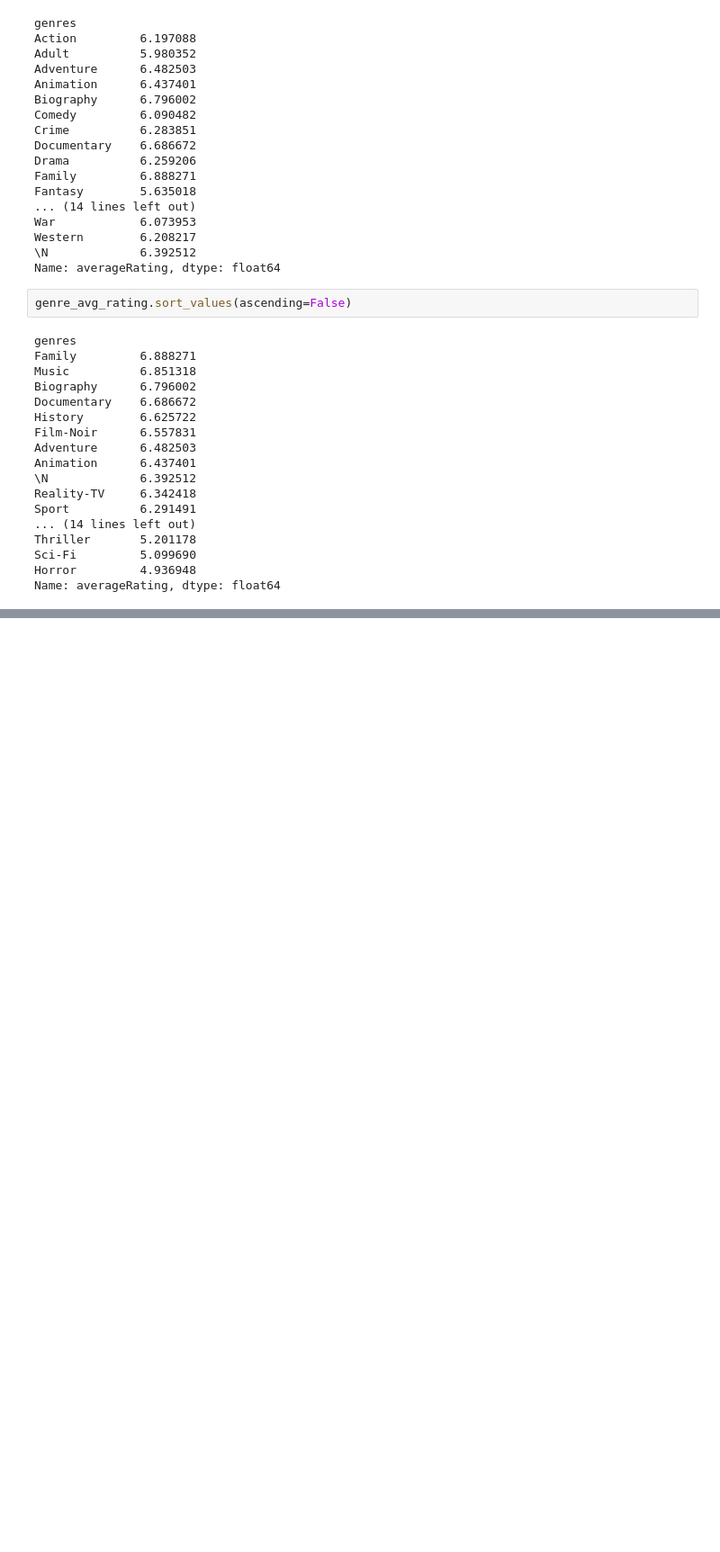
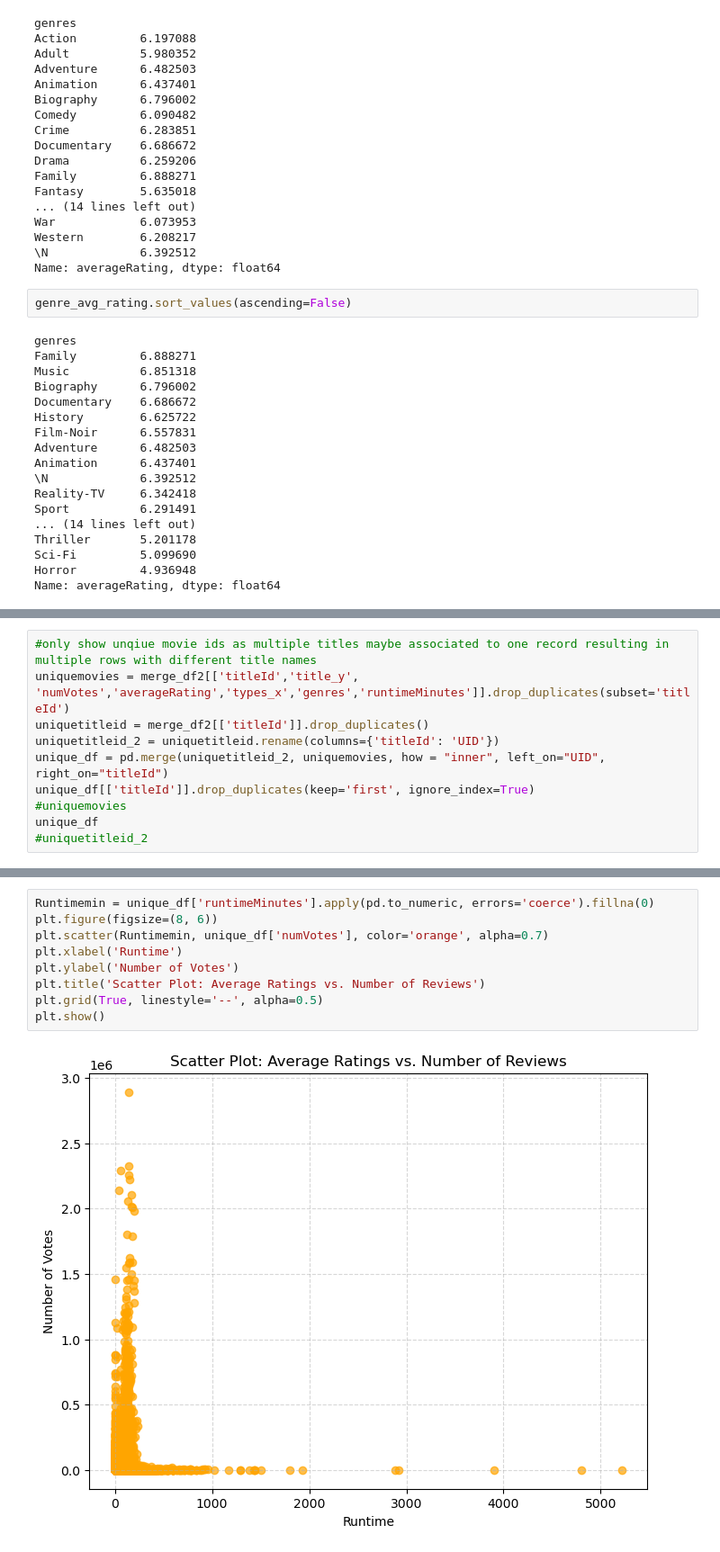
Before and after one commit to Rams7771/Project-1---Group-3, a Jupyter notebook: Merge-ALL.ipynb, the cells around one changed output, grey strips where cells are left out. Shown at 90% size. Drawn from its saved outputs; the diff is of its cells as text; blank space fills up the shorter version.

Commit message:
Add files via upload
Additional updates to the merge file to bring in unique movie titles

```diff
--- a/Merge-ALL.ipynb
+++ b/Merge-ALL.ipynb
@@ -207,0 +235,10 @@ print(top_10_movies[['title_y', 'numVotes']])
+# %%
+#only show unqiue movie ids as multiple titles maybe associated to one record resulting in multiple rows with different title names
+uniquemovies = merge_df2[['titleId','title_y', 'numVotes','averageRating','types_x','genres','runtimeMinutes']].drop_duplicates(subset='titleId')
+uniquetitleid = merge_df2[['titleId']].drop_duplicates()
+uniquetitleid_2 = uniquetitleid.rename(columns={'titleId': 'UID'})
+unique_df = pd.merge(uniquetitleid_2, uniquemovies, how = "inner", left_on="UID", right_on="titleId")
+unique_df[['titleId']].drop_duplicates(keep='first', ignore_index=True)
+#uniquemovies
+unique_df
+#uniquetitleid_2
@@ -207,0 +379,11 @@ print(top_10_movies[['title_y', 'numVotes']])
+# %%
+Runtimemin = unique_df['runtimeMinutes'].apply(pd.to_numeric, errors='coerce').fillna(0)
+plt.figure(figsize=(8, 6))
+plt.scatter(Runtimemin, unique_df['numVotes'], color='orange', alpha=0.7)
+plt.xlabel('Runtime')
+plt.ylabel('Number of Votes')
+plt.title('Scatter Plot: Average Ratings vs. Number of Reviews')
+plt.grid(True, linestyle='--', alpha=0.5)
+plt.show()
+# %% [output]
+[figure, added]
```
Also changed, not shown: parts of 19 cells of this notebook.
